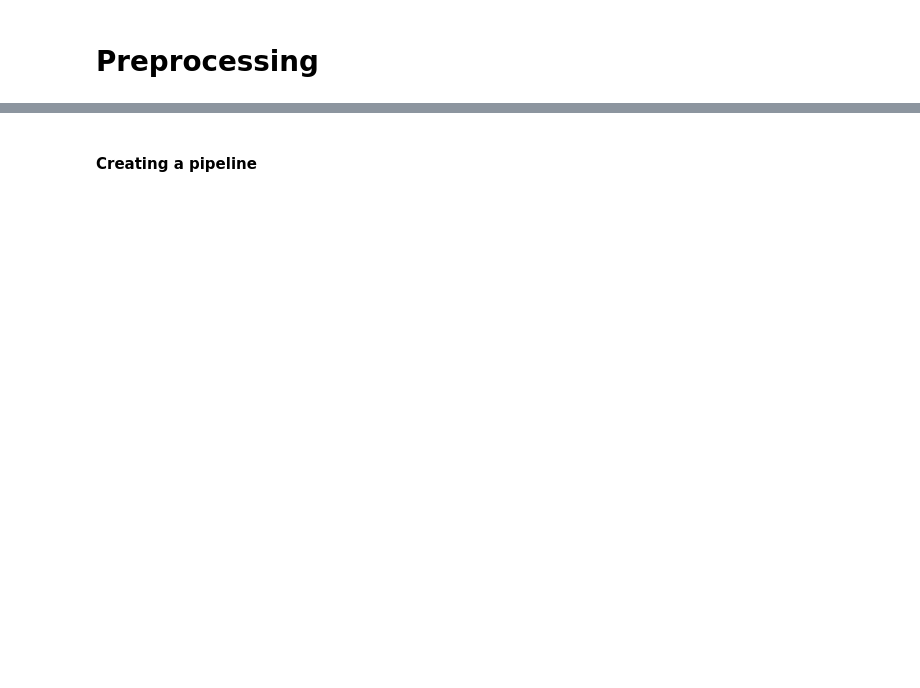
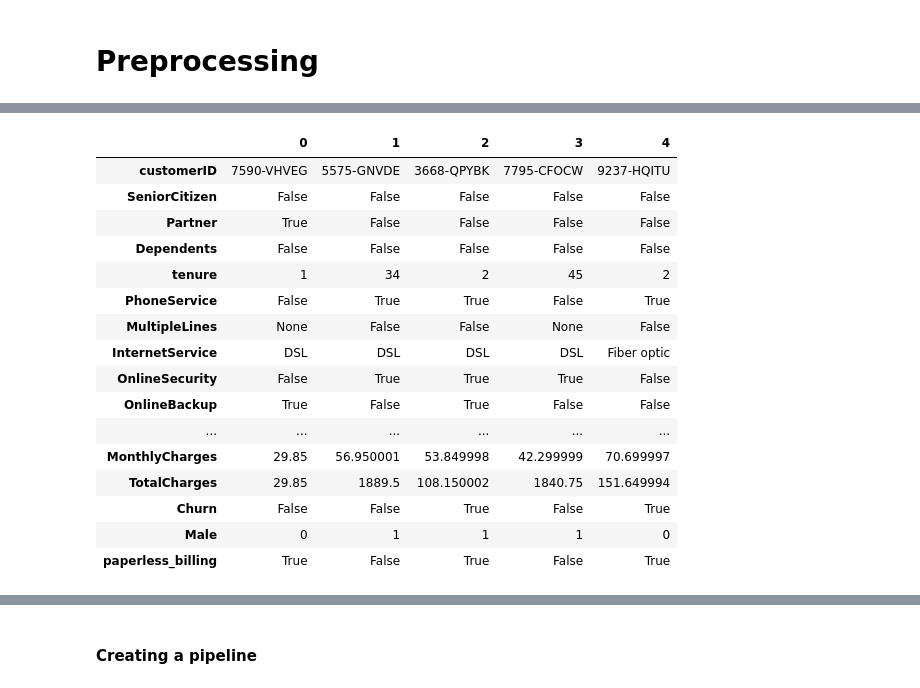
Before and after one commit to Ephicho/Classification, a Jupyter notebook: classification.ipynb, the cells around one changed output, grey strips where cells are left out. Cells and saved outputs as stored; diff of their text form; code cells hidden in the pictures; blank space fills up the shorter version.

```diff
--- a/classification.ipynb
+++ b/classification.ipynb
@@ -327,0 +374,12 @@ from sklearn.metrics import confusion_matrix
+# %%
+# Creates a data frame of gender dummy variables, if male == 1
+df_dummies = pd.get_dummies(df.gender, drop_first=True)
+
+# Add to the original df
+df = pd.concat([df, df_dummies],axis=1)
+
+# Drop the column, we do not need the string version of gender
+df = df.drop('gender', axis=1)
+
+# Checking the df that it was added correctly
+df.head()
@@ -327,0 +394,31 @@ from sklearn.metrics import confusion_matrix
+# %%
+# Several columns are being represented by yes and no
+# Going to replace Yes and No for any columns whose only value is Yes or No
+# Ex: multiple lines includes yes, no, and no phone service
+# Yes == 1, No == 0
+
+df['Partner'] = df['Partner'].replace({'No': 0, 'Yes': 1})
+df['Dependents'] = df['Dependents'].replace({'No': 0, 'Yes': 1})
+df['PhoneService'] = df['PhoneService'].replace({'No': 0, 'Yes': 1})
+df['paperless_billing'] = df['PaperlessBilling'].replace({'No': 0, 'Yes': 1})
+df['Churn'] = df['Churn'].replace({'No': 0, 'Yes': 1})
+
+df.head().T
+# %% [output]
+|  | 0 | 1 | 2 | 3 | 4 |
+| customerID | 7590-VHVEG | 5575-GNVDE | 3668-QPYBK | 7795-CFOCW | 9237-HQITU |
+| SeniorCitizen | False | False | False | False | False |
+| Partner | True | False | False | False | False |
+| Dependents | False | False | False | False | False |
+| tenure | 1 | 34 | 2 | 45 | 2 |
+| PhoneService | False | True | True | False | True |
+| MultipleLines | None | False | False | None | False |
+| InternetService | DSL | DSL | DSL | DSL | Fiber optic |
+| OnlineSecurity | False | True | True | True | False |
+| OnlineBackup | True | False | True | False | False |
+| ... | ... | ... | ... | ... | ... |
+| MonthlyCharges | 29.85 | 56.950001 | 53.849998 | 42.299999 | 70.699997 |
+| TotalCharges | 29.85 | 1889.5 | 108.150002 | 1840.75 | 151.649994 |
+| Churn | False | False | True | False | True |
+| Male | 0 | 1 | 1 | 1 | 0 |
+| paperless_billing | True | False | True | False | True |
```
Also changed, not shown: parts of 14 cells of this notebook, 1 other file.
